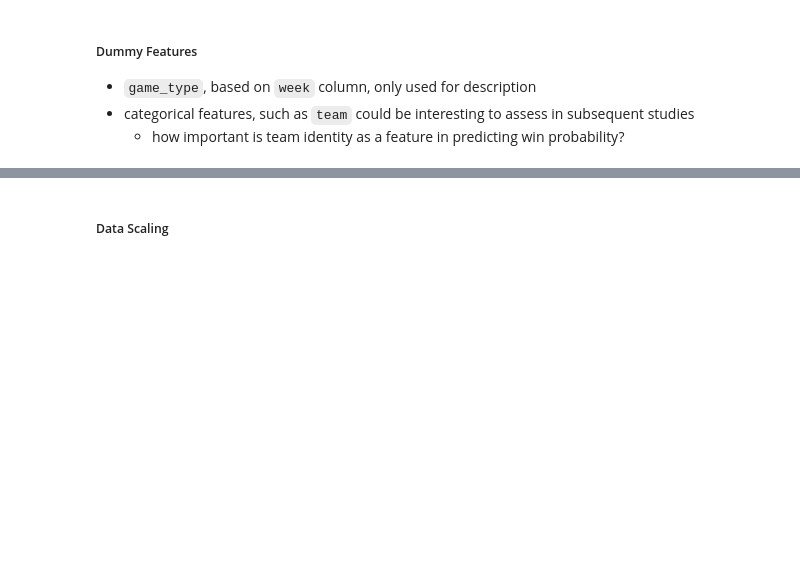
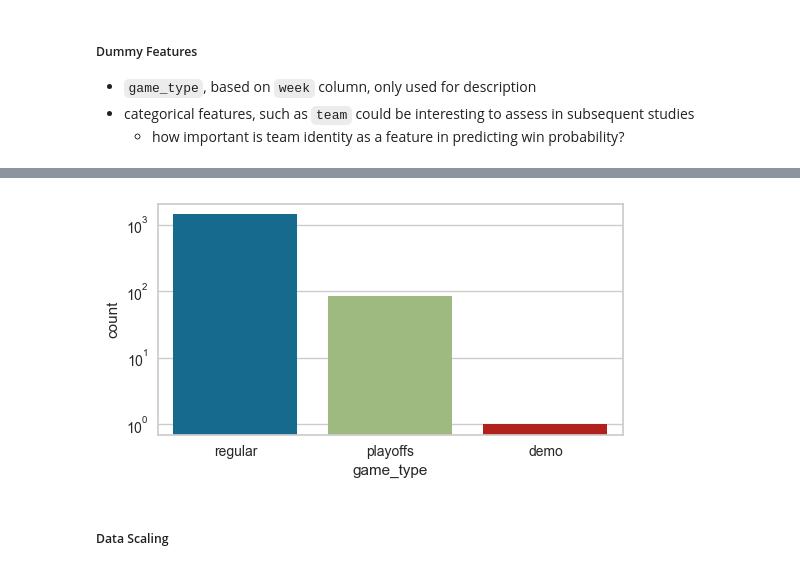
Before and after one commit to NBPub/Springboard, a Jupyter notebook: Capstone Two/16.3_Preprocessing-Training.ipynb, the cells around one changed output, grey strips where cells are left out. Cells and saved outputs as stored; diff of their text form; code cells hidden in the pictures; blank space fills up the shorter version.

```diff
--- a/Capstone Two/16.3_Preprocessing-Training.ipynb
+++ b/Capstone Two/16.3_Preprocessing-Training.ipynb
@@ -110,3 +119,10 @@ data.game_type.value_counts()
+# %%
+plt.figure(figsize=(6,3))
+sns.countplot(x=data.game_type)
+plt.yscale('log')
+plt.show()
+# %% [output]
+[figure, added]
 # %%
 game_type = data.game_type
 data.drop(columns='game_type', inplace=True)
```
Also changed, not shown: parts of 9 cells of this notebook, 1 other file.
